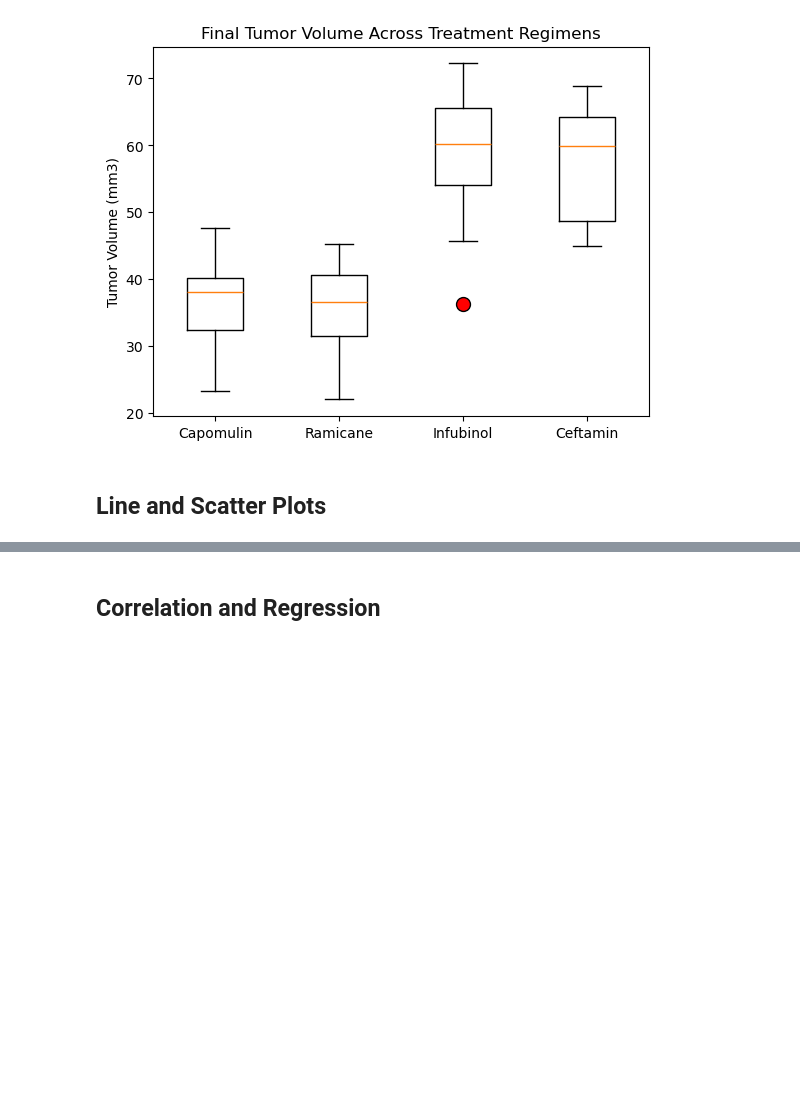
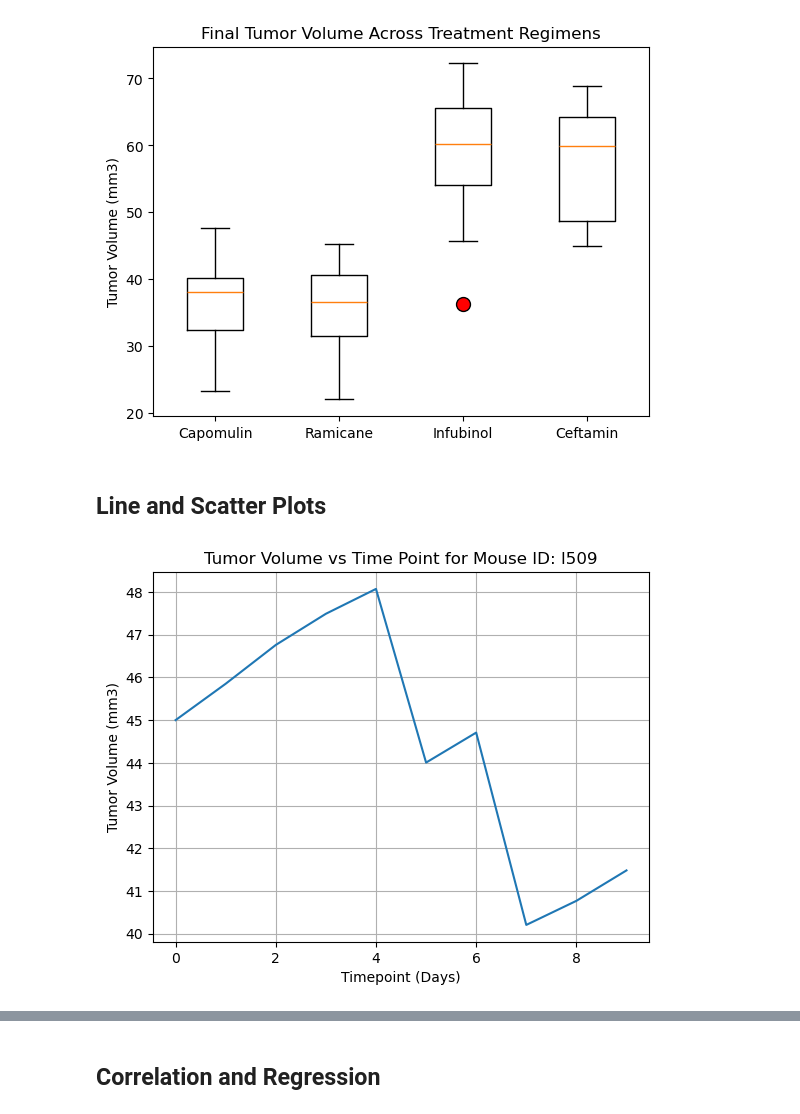
Before and after one commit to esbradshaw2/Pymaceuticals, a Jupyter notebook: pymaceuticals.ipynb, the cells around one changed output, grey strips where cells are left out. Cells and saved outputs as stored; diff of their text form; code cells hidden in the pictures; blank space fills up the shorter version.

Commit message:
completed all data calculations

```diff
--- a/pymaceuticals.ipynb
+++ b/pymaceuticals.ipynb
@@ -209,0 +207,16 @@ plt.show()
+# %%
+# Generate a line plot of tumor volume vs. time point for a single mouse treated with Capomulin
+single_mouse_data = cleaned_df[(cleaned_df['Drug Regimen'] == 'Capomulin') & (cleaned_df['Mouse ID'] == 'l509')]
+
+# Calculate the number of days starting from zero
+days = range(len(single_mouse_data))
+
+# Create a line plot of tumor volume versus time point for the single mouse
+plt.plot(days, single_mouse_data['Tumor Volume (mm3)'])
+plt.title('Tumor Volume vs Time Point for Mouse ID: l509')
+plt.xlabel('Timepoint (Days)')
+plt.ylabel('Tumor Volume (mm3)')
+plt.grid(True)
+plt.show()
+# %% [output]
+[figure, added]
```
Also changed, not shown: parts of 6 cells of this notebook.
